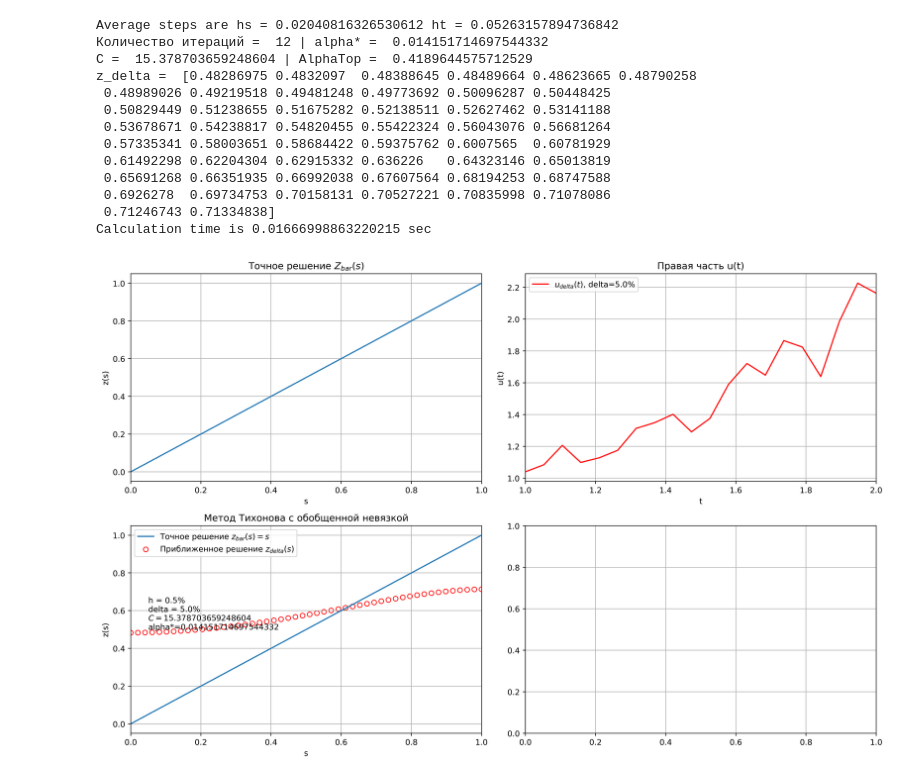
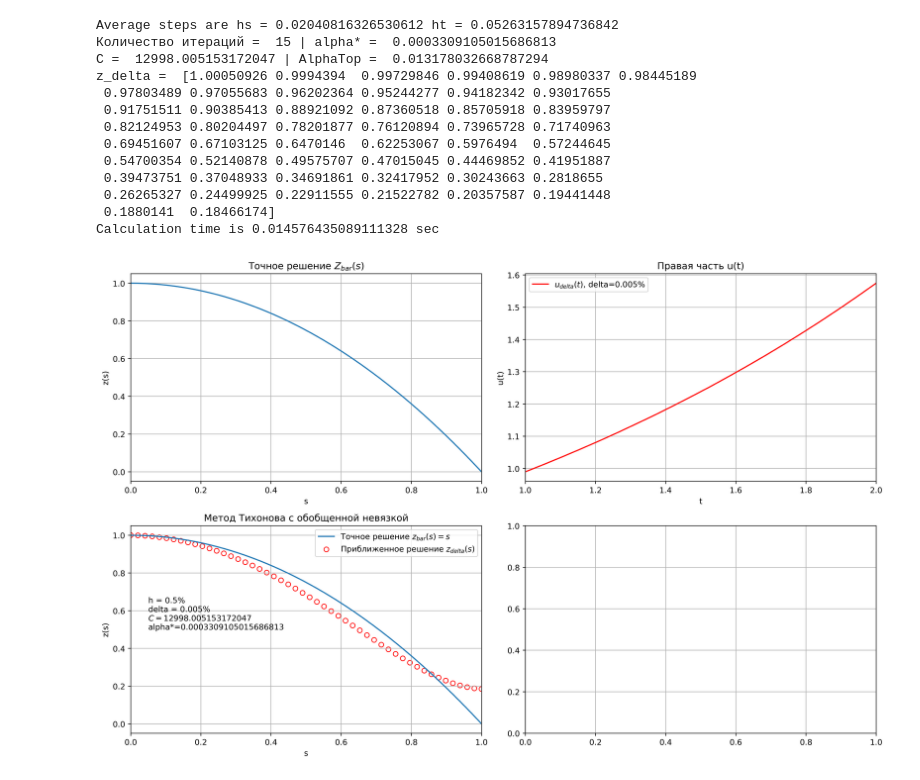
Before and after one commit to VSZ2020/Tickhonov-Regularization, a Jupyter notebook: TikhonovRegularization.ipynb, the cells around one changed output. Cells and saved outputs as stored; diff of their text form; code cells hidden in the pictures.

```diff
--- a/TikhonovRegularization.ipynb
+++ b/TikhonovRegularization.ipynb
@@ -420,8 +420,8 @@ import numpy as np
 import matplotlib.pyplot as plt
 
 def Zbar(s):
-    #return 1.0 - s * s
-    return s
+    return 1.0 - s * s
+    #return s
     #return 4 * s * (1.0 - s)
     #return 0.9550408 * (np.exp(-(s - 0.3)**2 / 0.03) + np.exp(-(s - 0.7)**2 / 0.03)) - 0.052130913
 
@@ -469,7 +469,7 @@ def K(t,s):
     return np.matrix(K_out)
 
 #==============================Входные параметры===============================
-delta = 5E-2
+delta = 5E-5
 h = 5E-3
 C = 0
 a, b = 0.0, 1.0
@@ -515,43 +515,43 @@ fig.set_dpi(400)
 
 ax[0,0].set(title='Точное решение $Z_{bar}(s)$', xlabel='s', ylabel='z(s)', xlim=(a,b))
 ax[0,0].plot(s,z_bar)
 ax[0,0].grid(True)
 
 ax[0,1].set(title='Правая часть u(t)', xlabel='t', ylabel='u(t)', xlim=(c,d))
 ax[0,1].plot(t, u_delta, color='red')
 ax[0,1].legend(['$u_{delta}(t)$, delta=' + str(delta*100)+'%'])
 ax[0,1].grid(True)
 
 ax[1,0].set(title='Метод Тихонова с обобщенной невязкой', xlabel='s', ylabel='z(s)')
 ax[1,0].set_xlim((a,b))
 #ax[1,0].set_ylim((z.min(),z.max()))
 ax[1,0].plot(s,z_bar)
 ax[1,0].scatter(s,z_delta, marker='o', facecolors='none', edgecolors='red')
 ax[1,0].legend(['Точное решение $z_{bar}(s) = s$', 'Приближенное решение $z_{delta}(s)$'])
 ax[1,0].grid(True)
 ax[1,0].text(0.05,0.5,'h = '+str(h*100.0) + '%' +'\ndelta = '+str(delta*100)+'%'+'\n$C='+str(tikhonov.C)+'$\nalpha*=' + str(tikhonov.alpha))
 
 # ax[1,1].set(title='Правая часть u(t): 1) u = U(t), 2) u = K(s,t) * z(s)', xlabel='t', ylabel='u(t)')
 # ax[1,1].set_xlim((c,d))
 # ax[1,1].plot(t,SFunc.U(t), linewidth=1)
 # ax[1,1].plot(t,u, color='red', linewidth=1)
 # ax[1,1].legend(['$U(t)$', '$K(t,s) * z(s)$'])
 ax[1,1].grid(True)
 
 fig.tight_layout()
 #fig.subplots_adjust(wspace=0.2, hspace=0.3)
 # %% [output]
 Average steps are hs = 0.02040816326530612 ht = 0.05263157894736842
-Количество итераций =  12 | alpha* =  0.014151714697544332
-C =  15.378703659248604 | AlphaTop =  0.4189644575712529
-z_delta =  [0.48286975 0.4832097  0.48388645 0.48489664 0.48623665 0.48790258
- 0.48989026 0.49219518 0.49481248 0.49773692 0.50096287 0.50448425
- 0.50829449 0.51238655 0.51675282 0.52138511 0.52627462 0.53141188
- 0.53678671 0.54238817 0.54820455 0.55422324 0.56043076 0.56681264
- 0.57335341 0.58003651 0.58684422 0.59375762 0.6007565  0.60781929
- 0.61492298 0.62204304 0.62915332 0.636226   0.64323146 0.65013819
- 0.65691268 0.66351935 0.66992038 0.67607564 0.68194253 0.68747588
- 0.6926278  0.69734753 0.70158131 0.70527221 0.70835998 0.71078086
- 0.71246743 0.71334838]
-Calculation time is 0.01666998863220215 sec
+Количество итераций =  15 | alpha* =  0.0003309105015686813
+C =  12998.005153172047 | AlphaTop =  0.013178032668787294
+z_delta =  [1.00050926 0.9994394  0.99729846 0.99408619 0.98980337 0.98445189
+ 0.97803489 0.97055683 0.96202364 0.95244277 0.94182342 0.93017655
+ 0.91751511 0.90385413 0.88921092 0.87360518 0.85705918 0.83959797
+ 0.82124953 0.80204497 0.78201877 0.76120894 0.73965728 0.71740963
+ 0.69451607 0.67103125 0.6470146  0.62253067 0.5976494  0.57244645
+ 0.54700354 0.52140878 0.49575707 0.47015045 0.44469852 0.41951887
+ 0.39473751 0.37048933 0.34691861 0.32417952 0.30243663 0.2818655
+ 0.26265327 0.24499925 0.22911555 0.21522782 0.20357587 0.19441448
+ 0.1880141  0.18466174]
+Calculation time is 0.014576435089111328 sec
-[figure, old version]
+[figure, new version]
```
